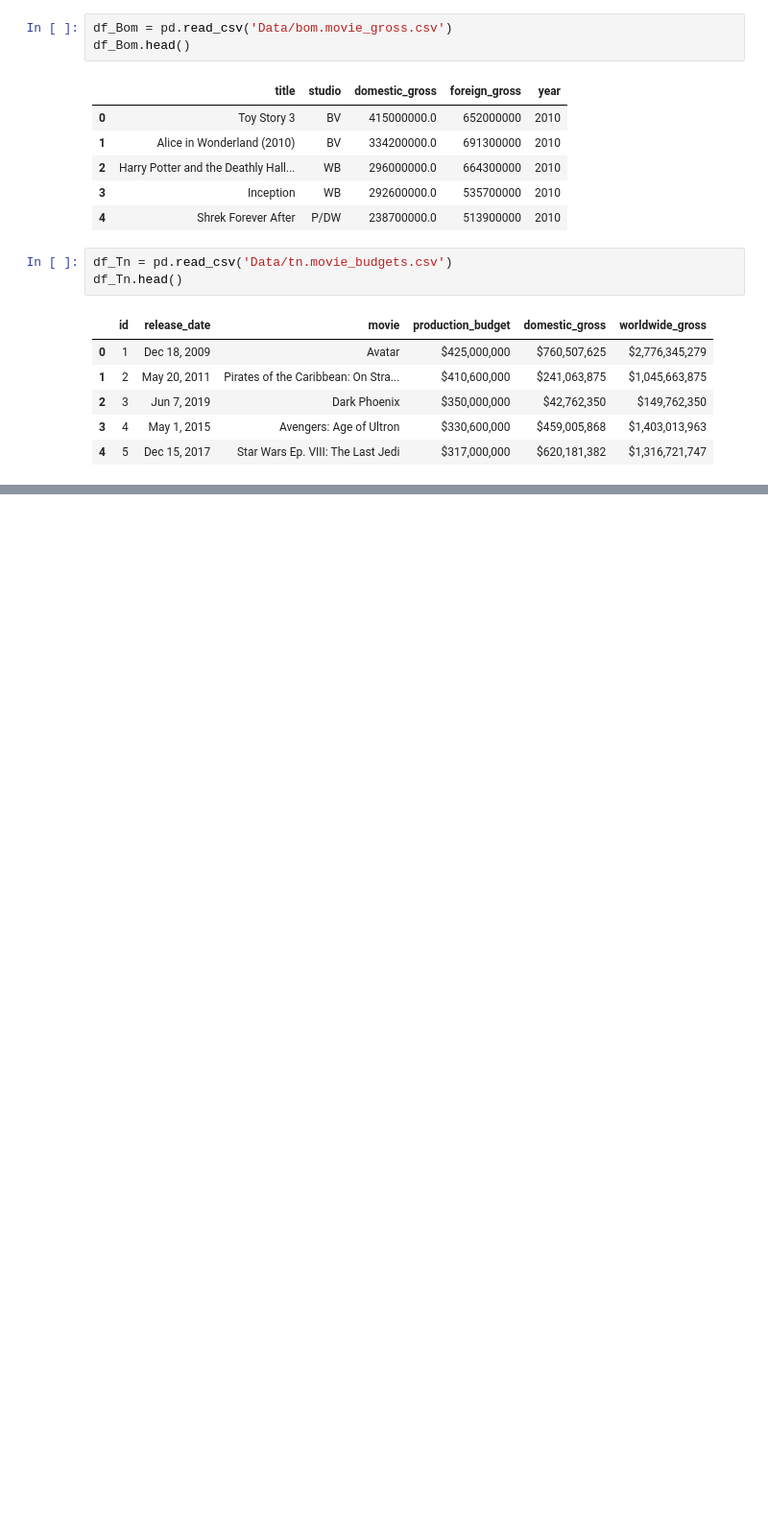
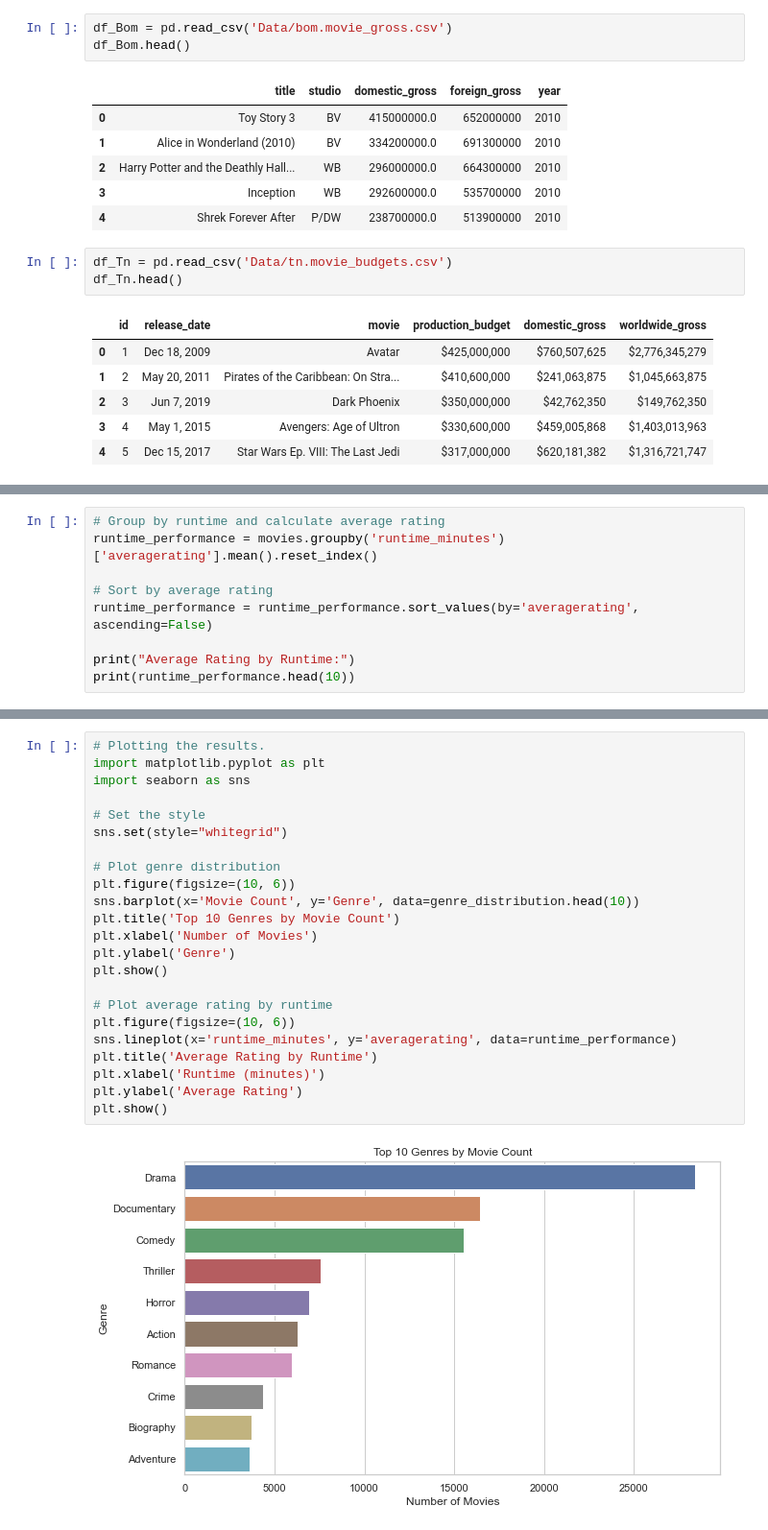
Before and after one commit to Godfrey-249/Phase-2-Project, a Jupyter notebook: Index.ipynb, the cells around one changed output, grey strips where cells are left out. Shown: that part at 96% size. Cells and saved outputs as stored; diff of their text form; blank space fills up the shorter version.

```diff
--- a/Index.ipynb
+++ b/Index.ipynb
@@ -95,0 +320,9 @@ df_RtMovieInfo.head()
+# %%
+# Group by runtime and calculate average rating
+runtime_performance = movies.groupby('runtime_minutes')['averagerating'].mean().reset_index()
+
+# Sort by average rating
+runtime_performance = runtime_performance.sort_values(by='averagerating', ascending=False)
+
+print("Average Rating by Runtime:")
+print(runtime_performance.head(10))
@@ -95,0 +342,25 @@ df_RtMovieInfo.head()
+# %%
+# Plotting the results.
+import matplotlib.pyplot as plt
+import seaborn as sns
+
+# Set the style
+sns.set(style="whitegrid")
+
+# Plot genre distribution
+plt.figure(figsize=(10, 6))
+sns.barplot(x='Movie Count', y='Genre', data=genre_distribution.head(10))
+plt.title('Top 10 Genres by Movie Count')
+plt.xlabel('Number of Movies')
+plt.ylabel('Genre')
+plt.show()
+
+# Plot average rating by runtime
+plt.figure(figsize=(10, 6))
+sns.lineplot(x='runtime_minutes', y='averagerating', data=runtime_performance)
+plt.title('Average Rating by Runtime')
+plt.xlabel('Runtime (minutes)')
+plt.ylabel('Average Rating')
+plt.show()
+# %% [output]
+[figure, added]
```
Also changed, not shown: parts of 16 cells of this notebook.
